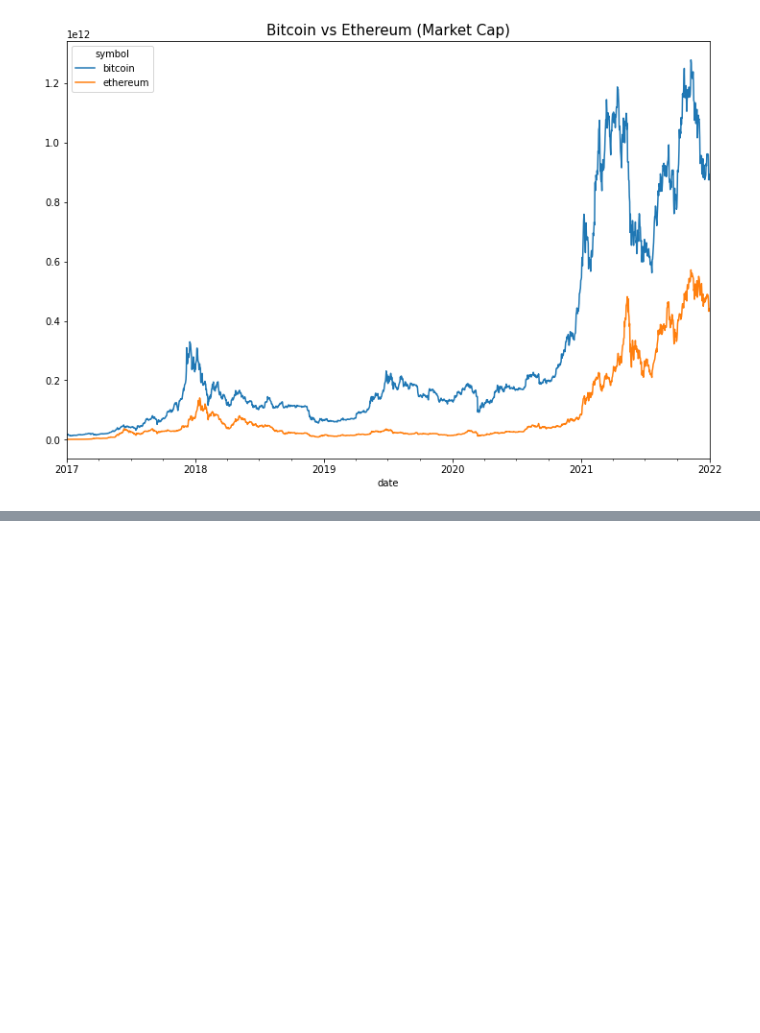
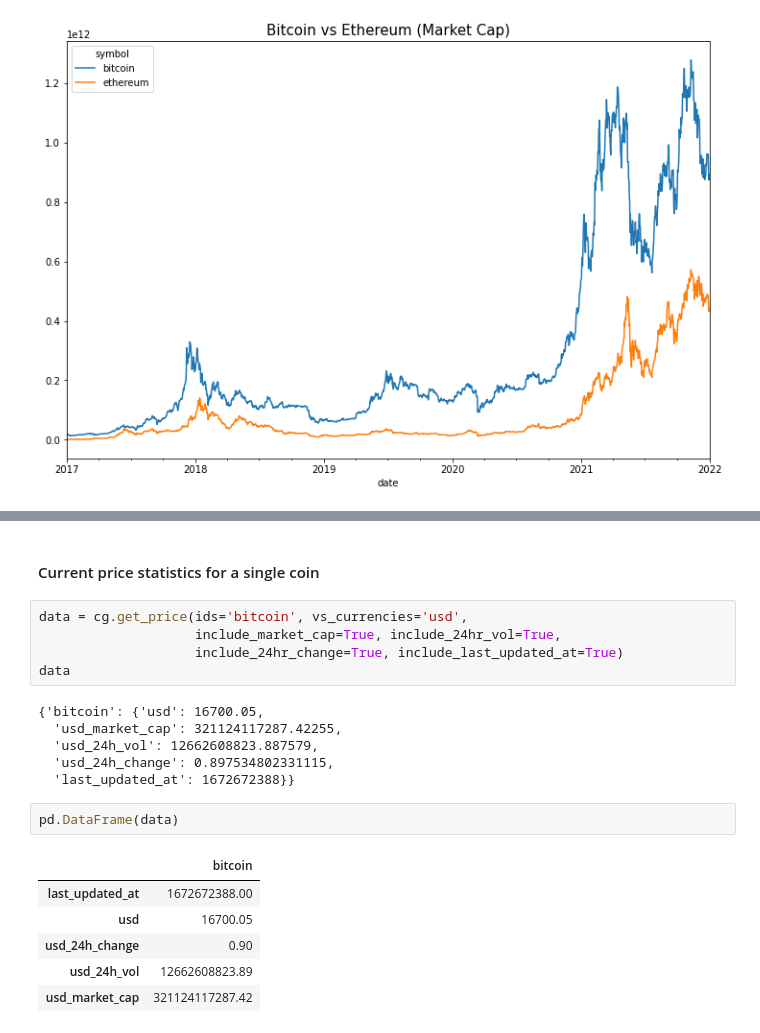
Before and after one commit to Jayce77/pythonDataCookbook, a Jupyter notebook: WorkingWithCoinGeckoData.ipynb, the cells around one changed output, grey strips where cells are left out. Saved outputs shown, nothing was run; the diff lists cells and outputs as text; blank space fills up the shorter version.

```diff
--- a/WorkingWithCoinGeckoData.ipynb
+++ b/WorkingWithCoinGeckoData.ipynb
@@ -606,0 +650,22 @@ plt.show()
+# %% [markdown]
+#### Current price statistics for a single coin
+# %%
+data = cg.get_price(ids='bitcoin', vs_currencies='usd',
+                    include_market_cap=True, include_24hr_vol=True,
+                    include_24hr_change=True, include_last_updated_at=True)
+data
+# %% [output]
+{'bitcoin': {'usd': 16700.05,
+  'usd_market_cap': 321124117287.42255,
+  'usd_24h_vol': 12662608823.887579,
+  'usd_24h_change': 0.897534802331115,
+  'last_updated_at': 1672672388}}
+# %%
+pd.DataFrame(data)
+# %% [output]
+|  | bitcoin |
+| last_updated_at | 1672672388.00 |
+| usd | 16700.05 |
+| usd_24h_change | 0.90 |
+| usd_24h_vol | 12662608823.89 |
+| usd_market_cap | 321124117287.42 |
```
Also changed, not shown: parts of 14 cells of this notebook.
